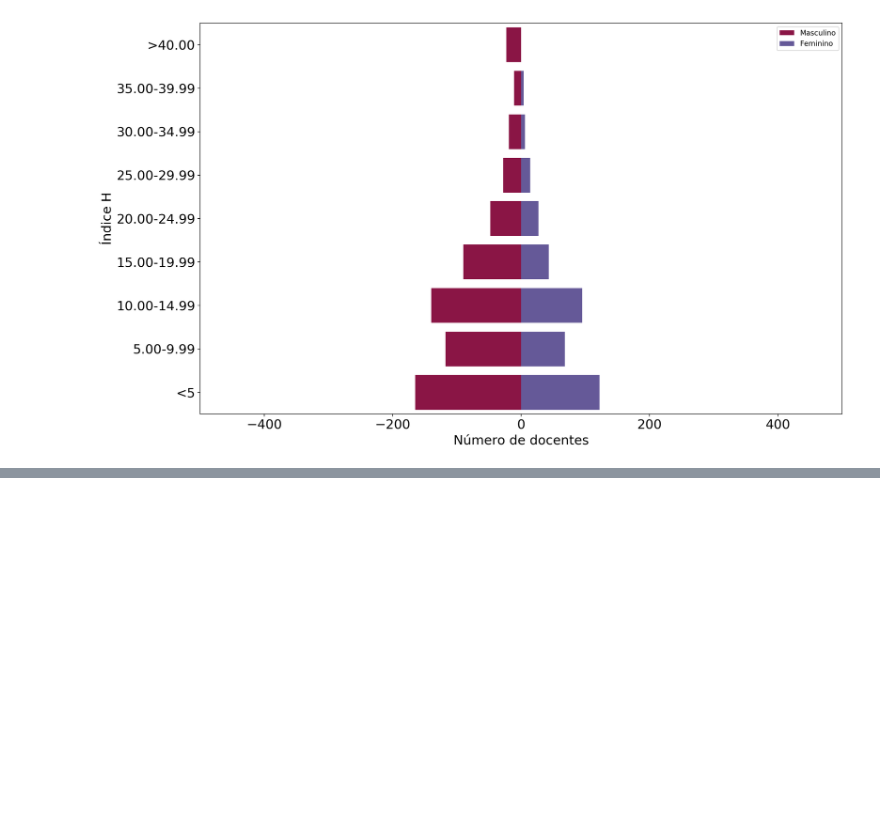
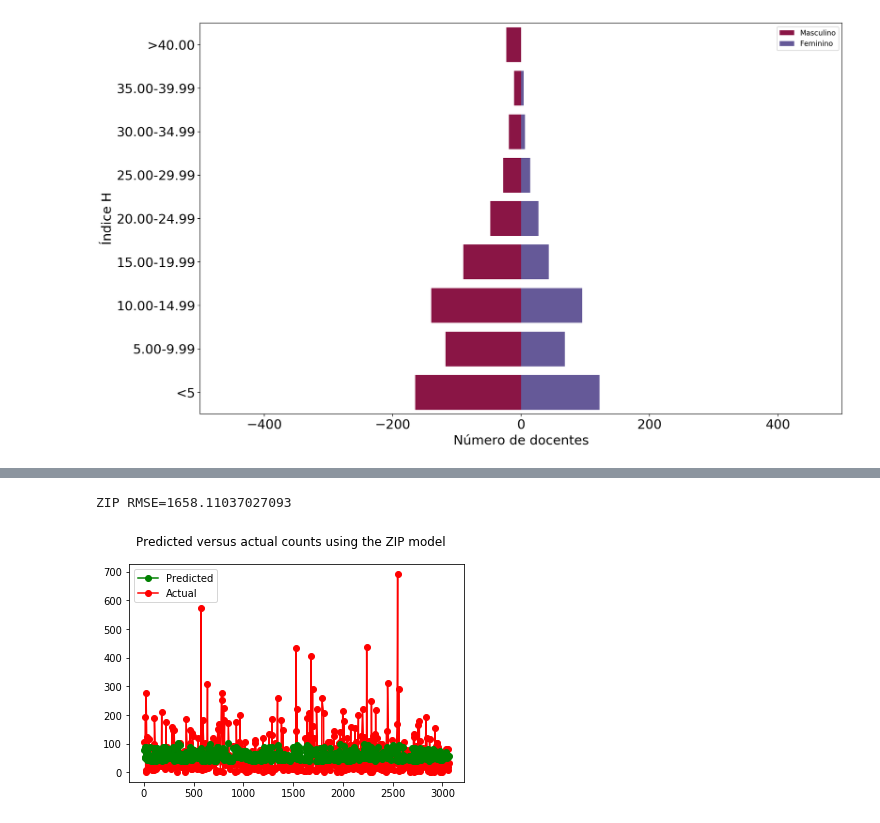
Before and after one commit to liviaciabati/publicacao_e_genero, a Jupyter notebook: notebooks/tables.ipynb, the cells around one changed output, grey strips where cells are left out. Saved outputs shown, nothing was run; the diff lists cells and outputs as text; code cells hidden in the pictures; blank space fills up the shorter version.

```diff
--- a/notebooks/tables.ipynb
+++ b/notebooks/tables.ipynb
@@ -677,0 +699,6 @@ writer.close()
+# %%
+mask = np.random.rand(len(df)) < 0.8
+df_train = df[mask]
+df_test = df[~mask]
+print('Training data set length='+str(len(df_train)))
+print('Testing data set length='+str(len(df_test)))
@@ -677,0 +715,6 @@ writer.close()
+# %%
+expr = 'wos_publications ~ gender  + time'
+y_train, X_train = dmatrices(expr, df_train, return_type='dataframe')
+y_test, X_test = dmatrices(expr, df_test, return_type='dataframe')
+# %%
+zip_training_results = sm.ZeroInflatedPoisson(endog=y_train, exog=X_train, exog_infl=X_train, inflation='logit').fit()
@@ -677,0 +751,17 @@ writer.close()
+# %%
+zip_predictions = zip_training_results.predict(X_test,exog_infl=X_test)
+predicted_counts=np.round(zip_predictions)
+actual_counts = y_test['wos_publications']
+
+print('ZIP RMSE='+str(np.sqrt(np.sum(np.power(np.subtract(predicted_counts,actual_counts),2)))))
+# %% [output]
+ZIP RMSE=1658.11037027093
+# %%
+fig = plt.figure()
+fig.suptitle('Predicted versus actual counts using the ZIP model')
+actual, = plt.plot(X_test.index, actual_counts, 'ro-', label='Actual')
+predicted, = plt.plot(X_test.index, predicted_counts, 'go-', label='Predicted')
+plt.legend(handles=[predicted, actual])
+plt.show()
+# %% [output]
+[figure, added]
```
Also changed, not shown: parts of 6 cells of this notebook.
